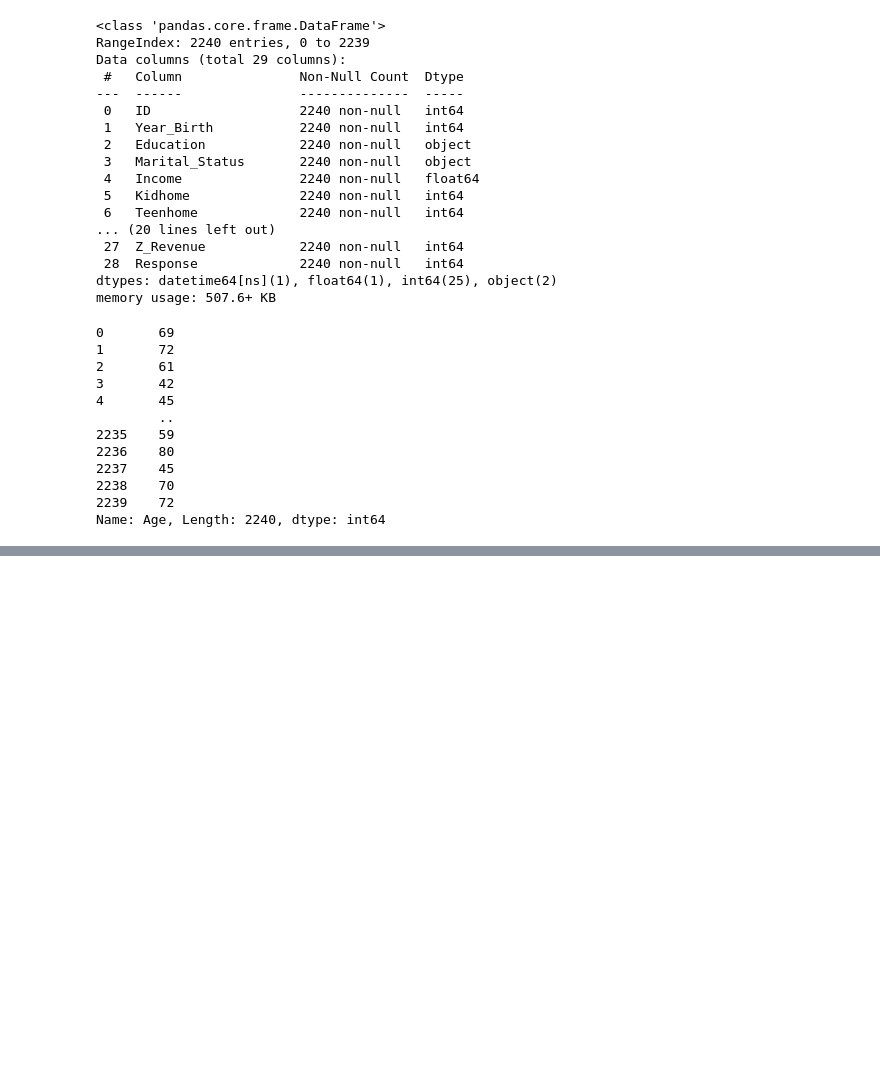
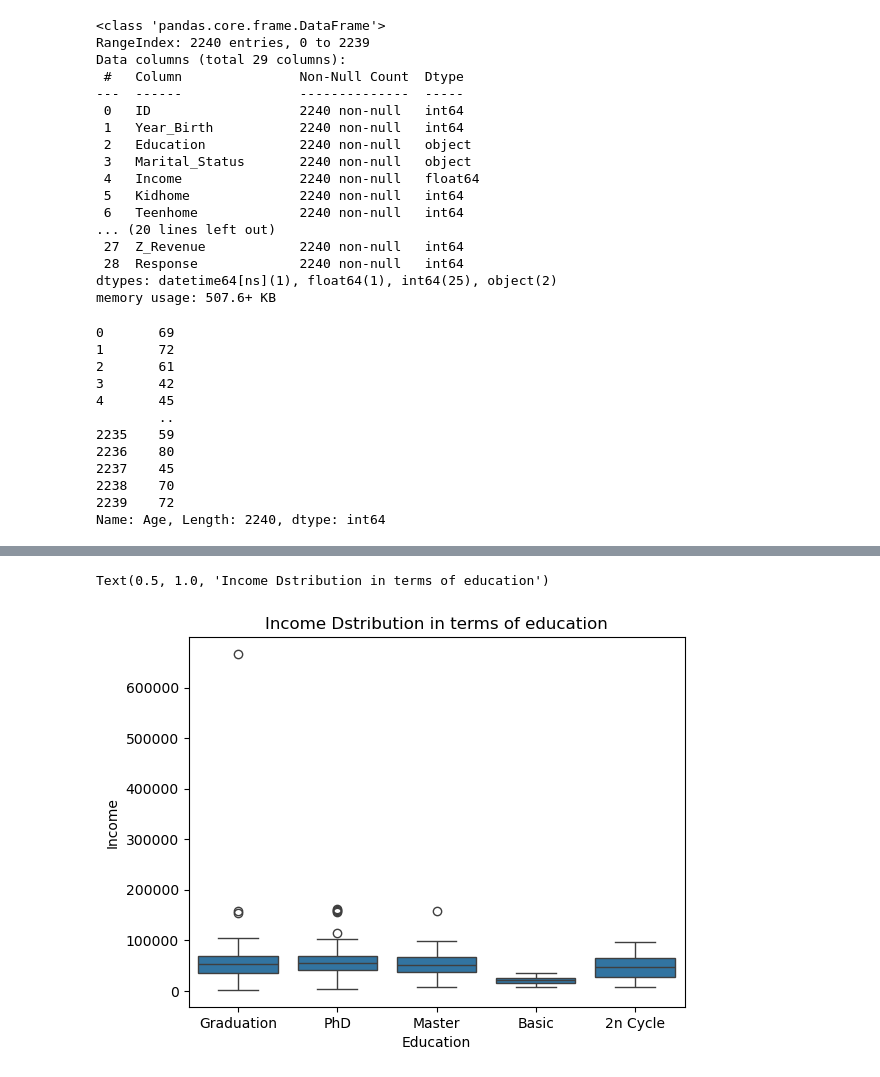
Before and after one commit to dsanmol/Customer_Segmentation_Analysis, a Jupyter notebook: model_train_analysis.ipynb, the cells around one changed output, grey strips where cells are left out. Saved outputs shown, nothing was run; the diff lists cells and outputs as text; code cells hidden in the pictures; blank space fills up the shorter version.

```diff
--- a/model_train_analysis.ipynb
+++ b/model_train_analysis.ipynb
@@ -164,0 +274,6 @@ Name: Age, Length: 2240, dtype: int64
+# %%
+sns.boxplot(y=data["Income"],x=data["Education"])
+plt.title("Income Dstribution in terms of education")
+# %% [output]
+Text(0.5, 1.0, 'Income Dstribution in terms of education')
+[figure, added]
```
Also changed, not shown: parts of 24 cells of this notebook.
